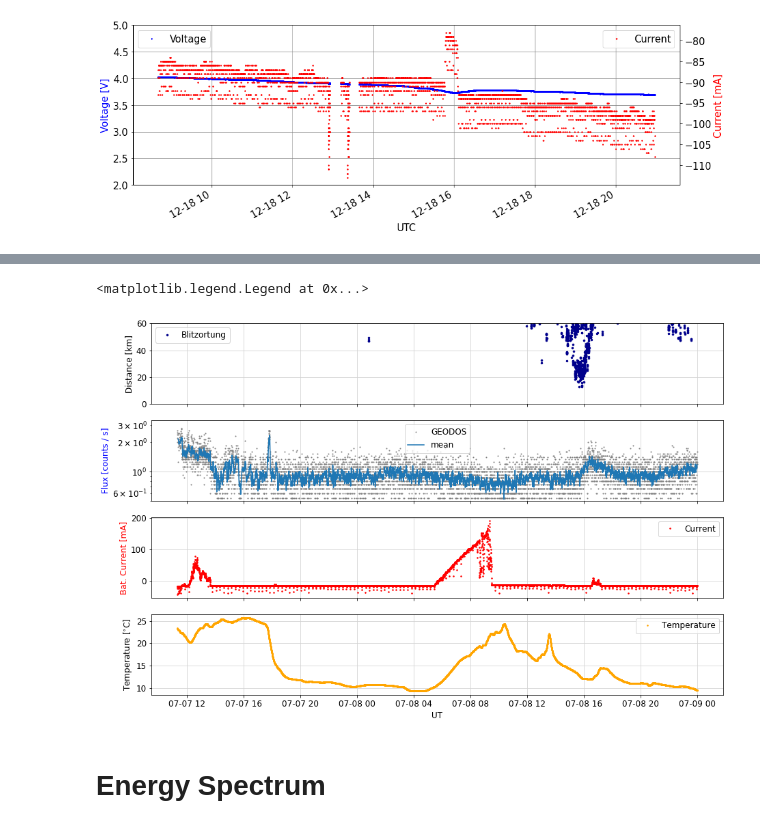
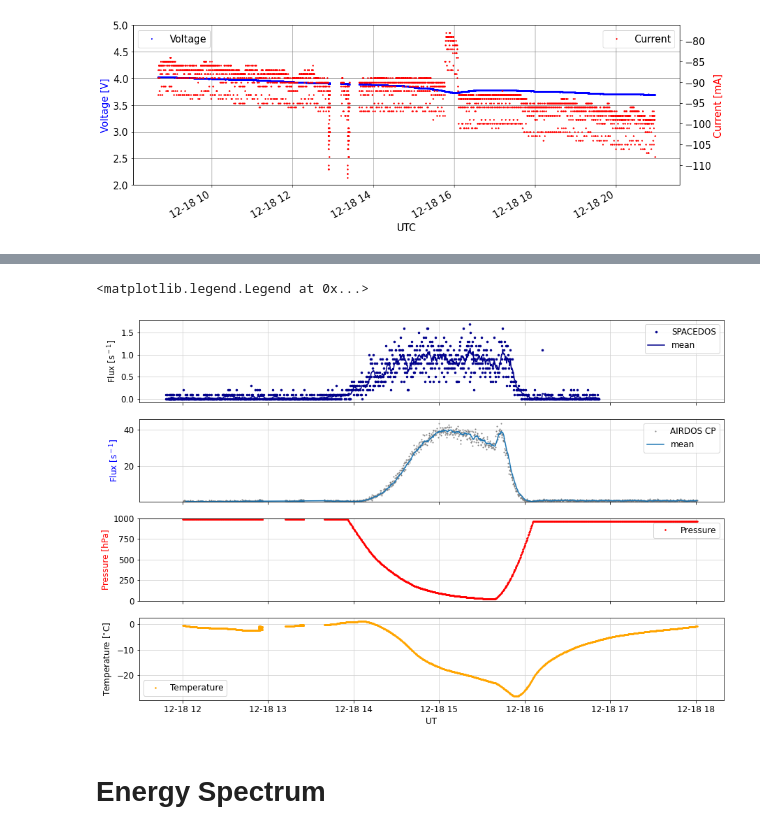
Before and after one commit to ODZ-UJF-AV-CR/Fik-8, a Jupyter notebook: notebooks/let.ipynb, the cells around one changed output, grey strips where cells are left out. Cells and saved outputs as stored; diff of their text form; code cells hidden in the pictures.

Commit message:
data from SPACEDOS

```diff
--- a/notebooks/GEODOS-1024-V3.ipynb
+++ b/notebooks/let.ipynb
@@ -590,0 +610,13 @@ b'<html>\r\n<head><title>403 Forbidden</title></head>\r\n<body>\r\n<center><h1>4
+# %%
+plt.figure(figsize=(12,5))
+matplotlib.rcParams.update({'font.size': 15})
+FROM = 73050
+TO = 74200
+rc = rc.iloc[FROM:TO]
+plt.plot(rc[2], rc['sum'])
+#plt.plot(rc.iloc[73400:74201,2], rc.loc[73400:74200,'sum'])
+#plt.plot(rc.iloc[:,2], rc.loc[:,'sum'])
+plt.title('SPACEDOS Fik-8')
+#plt.title('AIRDOS A005')
+plt.xlabel('Time [s]')
+plt.ylabel('Flux [counts per 10 s]')
@@ -591,53 +645,55 @@ b'<html>\r\n<head><title>403 Forbidden</title></head>\r\n<body>\r\n<center><h1>4
 # %%
 WINDOW = 10
 
-FROM = '2021-07-07 00:00:00'
-TO = '2021-07-09 00:00:00'
-
-blitz = pd.read_csv(dto + "/blitz.csv")
-blitz['date'] = pd.to_datetime(blitz['date'])
-blitz.set_index('date', inplace=True)
 
 fig, (ax6, ax3, ax5, ax4) = plt.subplots(nrows=4, sharex=True, figsize=(15,10))
 matplotlib.rcParams.update({'font.size': 12})
 
 xx = histogram.copy()
 xx.set_index('UTC', inplace = True, drop=False)
-#xx = xx.loc['2021-08-15 12:00:00':'2021-08-16 18:00:00']
-xx = xx.loc[FROM:TO]
+xx.sort_index(inplace=True)
+xx = xx.loc['2022-12-18 12:00':'2022-12-18 18:00']
 
-blitzblitz = blitz.loc[FROM:TO]
+rc[2] = pd.to_numeric(rc[2], errors='coerce')
+rc['time'] = pd.to_datetime('2022-12-18 11:48') + pd.to_timedelta(rc[2], unit='s')
+rc.set_index('time', inplace = True, drop=False)
+rc.sort_index(inplace=True)
+rc = rc.loc['2022-12-18 10:00':'2022-12-18 20:00']
+rc['fluxmean'] = rc['sum'].rolling(WINDOW).mean()
 
-xx['flux'] = (xx.iloc[:,range(NOISE_LEVEL,LAST_CHANNEL)].sum(axis=1))
+
+xx['flux'] = (xx.iloc[:,20:1000].sum(axis=1))
 xx['fluxmean'] = xx['flux'].rolling(WINDOW).mean()
 
-ax3.plot(xx['flux']/15, marker='.', color='gray', label='GEODOS', ms=2, linestyle='none')
-ax3.plot(xx['fluxmean']/15, label='mean')
-ax3.grid(b=True, which='major', color='lightgrey', linestyle='-')
-ax3.set_ylabel(r'Flux [counts / s]', color='blue')
-ax3.set_yscale('log')
+ax3.plot(xx['flux']/10, marker='.', color='gray', label='AIRDOS CP', ms=2, linestyle='none')
+ax3.plot(xx['fluxmean']/10, label='mean')
+ax3.grid(visible=True, which='major', color='lightgrey', linestyle='-')
+ax3.set_ylabel(r'Flux [s$^-$$^1$]', color='blue')
+#ax3.set_yscale('log')
 ax3.set_ylim(0.5,)
 ax3.legend()
 
 ax4.plot(xx['temperature'], c='orange', label='Temperature', marker='.', ms=3, linewidth='1', linestyle='none', drawstyle='steps-mid')
 ax4.set_xlabel('UT')
 ax4.set_ylabel(r'Temperature [$^{\circ}$C]')
-ax4.grid(b=True, which='major', color='lightgrey', linestyle='-')
+ax4.grid(visible=True, which='major', color='lightgrey', linestyle='-')
 ax4.legend()
 
-ax6.plot(blitzblitz.index, blitzblitz.km, ls='', marker='.', ms=5, label='Blitzortung', c='darkblue')
-ax6.set_ylabel('Distance [km]')
+ax6.plot(rc['time'], rc['sum']/10, ls='', marker='.', ms=5, label='SPACEDOS', c='darkblue')
+ax6.plot(rc['time'], rc['fluxmean']/10, ls='-', label='mean', c='darkblue')
+ax6.set_ylabel('Flux [s$^-$$^1$]')
 ax6.legend()
-ax6.grid(b=True, which='major', color='lightgrey', linestyle='-')
-ax6.set_ylim(0,60)
+ax6.grid(visible=True, which='major', color='lightgrey', linestyle='-')
+#ax6.set_ylim(0,60)
 
-ax5.plot(xx['current'], c='red', label='Current', marker='.', ms=3, linewidth='1', linestyle='none', drawstyle='steps-mid')
-ax5.set_ylabel('Bat. Current [mA]', color='red')
-ax5.grid(b=True, which='major', color='lightgrey', linestyle='-')
+ax5.plot(xx['pressure'], c='red', label='Pressure', marker='.', ms=3, linewidth='1', linestyle='none', drawstyle='steps-mid')
+ax5.set_ylabel('Pressure [hPa]', color='red')
+ax5.grid(visible=True, which='major', color='lightgrey', linestyle='-')
+ax5.set_ylim(0,1000)
 ax5.legend()
 # %% [output]
 <matplotlib.legend.Legend at 0x...>
-[figure, old version]
+[figure, new version]
 # %% [markdown]
 # Energy Spectrum
 # %%
```
Also changed, not shown: parts of 13 cells of this notebook.
